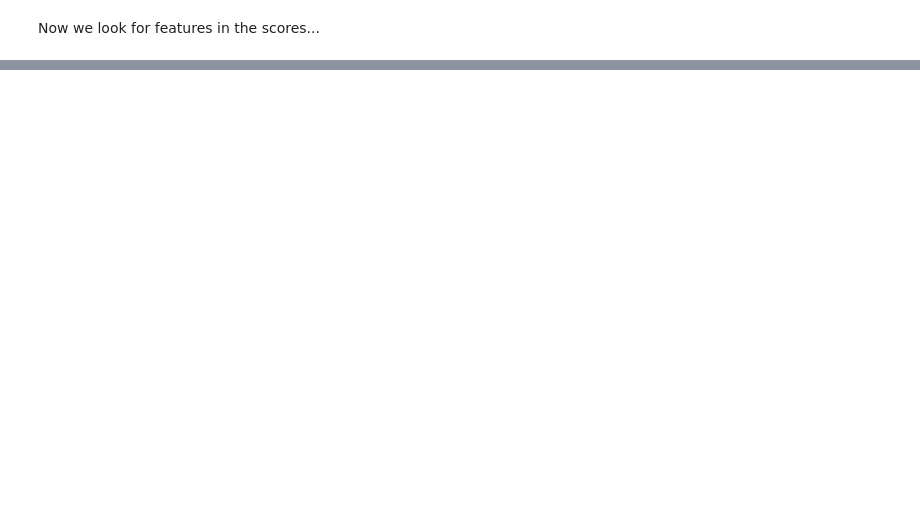
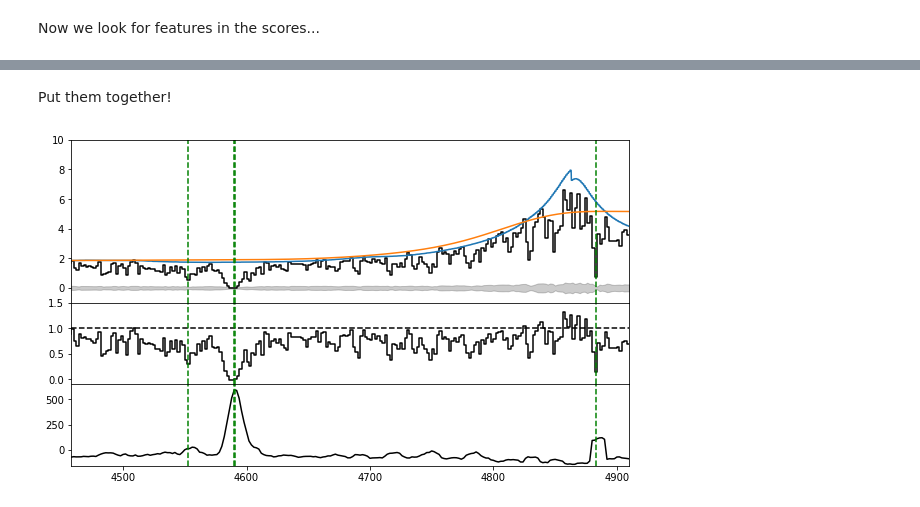
Before and after one commit to aidansedgewick/QSOs, a Jupyter notebook: ExampleSpec.ipynb, the cells around one changed output, grey strips where cells are left out. Drawn from its saved outputs; the diff is of its cells as text; code cells hidden in the pictures; blank space fills up the shorter version.

```diff
--- a/ExampleSpec.ipynb
+++ b/ExampleSpec.ipynb
@@ -146,0 +150,32 @@ matches.head(n=20)
+# %% [markdown]
+Put them together!
+# %%
+gs = plt.GridSpec(4,1)
+fig = plt.figure(figsize=(10,6))
+ax1,ax2,ax3 = fig.add_subplot(gs[:2,:]),fig.add_subplot(gs[2:3,:]),fig.add_subplot(gs[3:,:])
+
+ax1.plot(wv,fl,'k',drawstyle='steps')
+ax1.fill_between(wv,-sig,sig,color='k',alpha=0.2)
+ax1.plot(true_cont_wv,true_cont_fl,label='True continuum')
+ax1.plot(wv,cont,label='Est. continuum')
+
+ax2.plot(wv,c_fl,'k',drawstyle='steps')
+ax2.plot(wv,c_fl/c_fl,'k--')
+
+ax3.plot(score_wv,score_vals,'k')
+
+yls,yus = [-1,-0.1,1.1*score_vals.min()],[10,1.5,1.1*score_vals.max()]
+
+for ax,yl,yu in zip([ax1,ax2,ax3],yls,yus):
+    ax.set_xlim(wv.min(),wv.max())
+    ax.set_ylim(yl,yu)
+    for row in matches_df.itertuples():
+        ax.axvline((1.0+row.absorber_z)*QT.Lya,color='g',ls='--')
+
+
+
+fig.subplots_adjust(hspace=0)
+ax1.set_xticks([]),ax2.set_xticks([])
+plt.show()
+# %% [output]
+[figure, added]
```
Also changed, not shown: parts of 7 cells of this notebook, 2 other files.
